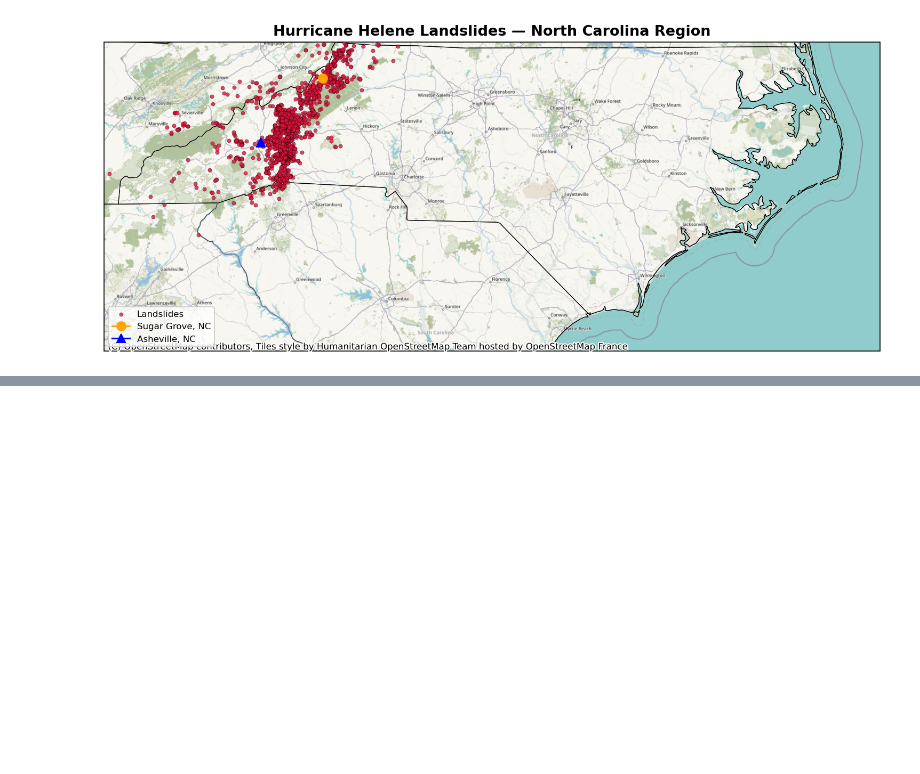
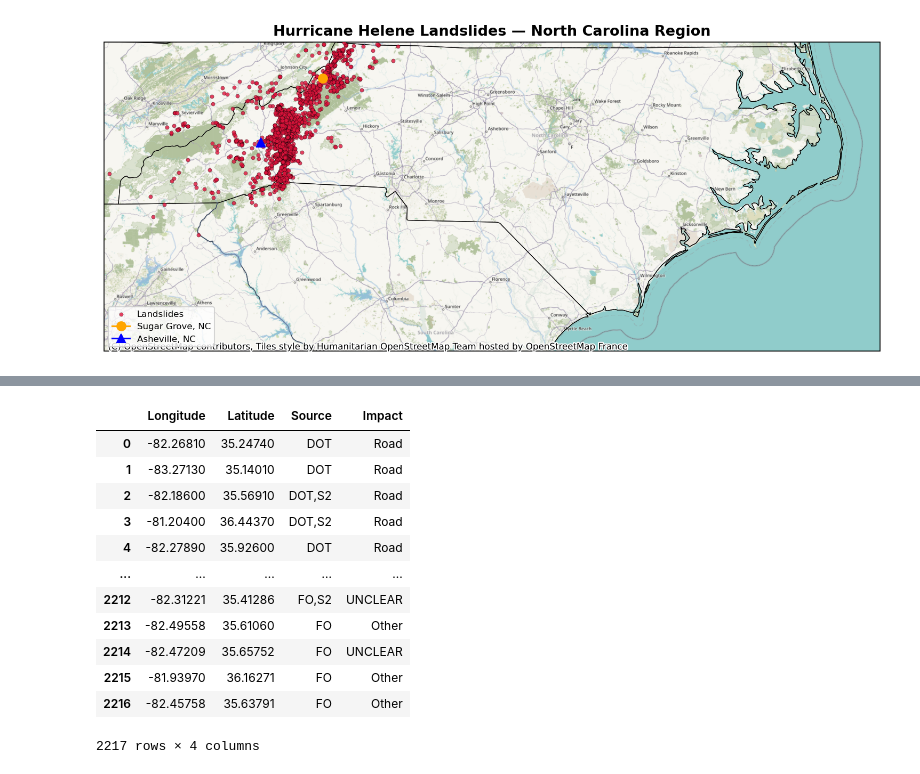
Before and after one commit to DAES433533/bluegreen, a Jupyter notebook: notebooks/helene_landslides.ipynb, the cells around one changed output, grey strips where cells are left out. Saved outputs shown, nothing was run; the diff lists cells and outputs as text; code cells hidden in the pictures; blank space fills up the shorter version.

Commit message:
landslides

```diff
--- a/notebooks/helene_landslides.ipynb
+++ b/notebooks/helene_landslides.ipynb
@@ -96,0 +109,10 @@ plt.show()
+# %%
+# Columns containing lon/lat in the inventory
+lon_col = "Longitude"
+lat_col = "Latitude"
+
+# Drop rows with missing coords
+df = df.dropna(subset=[lon_col, lat_col])
+
+print("Number of landslides:", len(df))
+df.head()
@@ -96,0 +127,16 @@ plt.show()
+# %%
+df
+# %% [output]
+|  | Longitude | Latitude | Source | Impact |
+| 0 | -82.26810 | 35.24740 | DOT | Road |
+| 1 | -83.27130 | 35.14010 | DOT | Road |
+| 2 | -82.18600 | 35.56910 | DOT,S2 | Road |
+| 3 | -81.20400 | 36.44370 | DOT,S2 | Road |
+| 4 | -82.27890 | 35.92600 | DOT | Road |
+| ... | ... | ... | ... | ... |
+| 2212 | -82.31221 | 35.41286 | FO,S2 | UNCLEAR |
+| 2213 | -82.49558 | 35.61060 | FO | Other |
+| 2214 | -82.47209 | 35.65752 | FO | UNCLEAR |
+| 2215 | -81.93970 | 36.16271 | FO | Other |
+| 2216 | -82.45758 | 35.63791 | FO | Other |
+2217 rows × 4 columns
```
Also changed, not shown: parts of 3 cells of this notebook.
